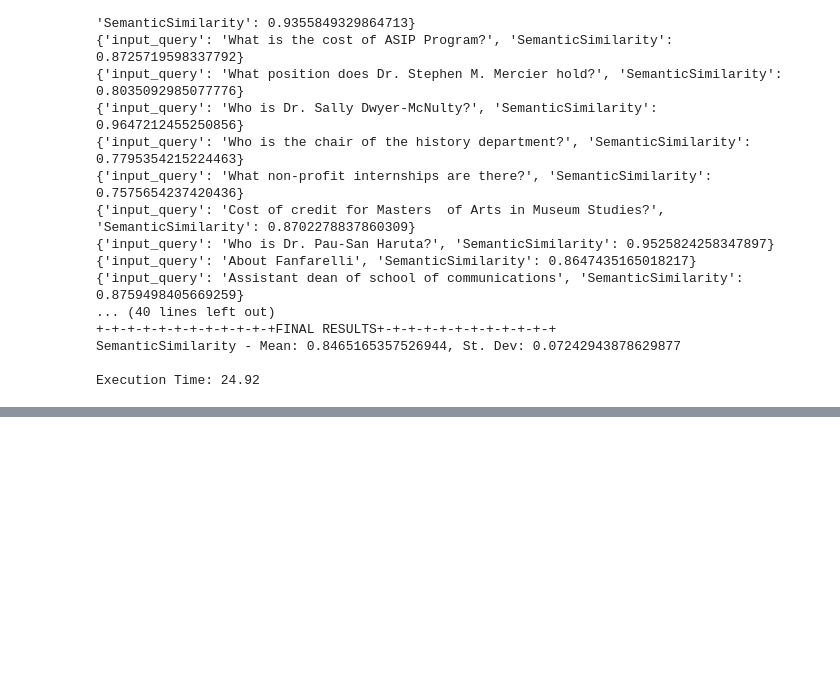
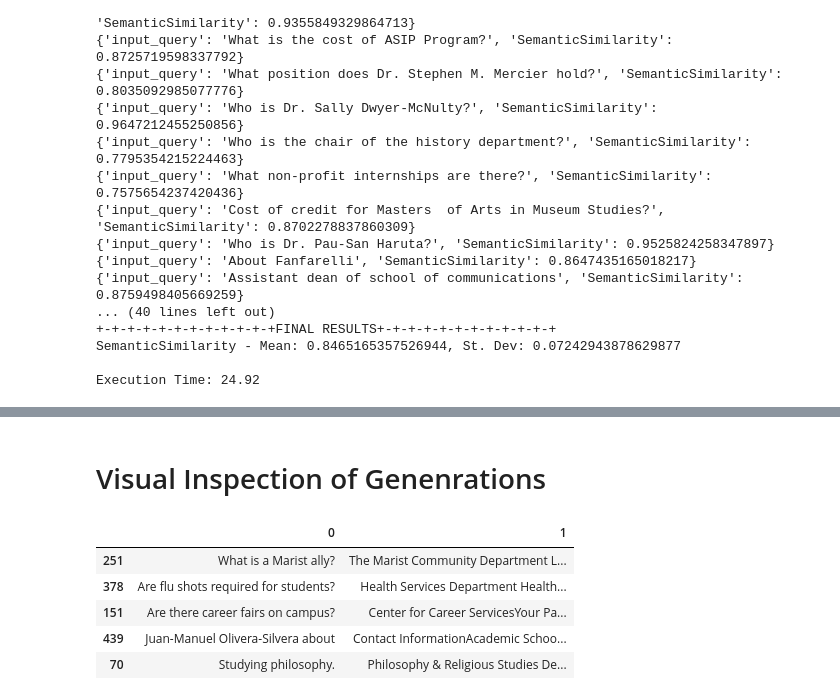
Before and after one commit to cfsarmiento/LLM_Reasoning-Research, a Jupyter notebook: Code/Simple_RAG_Implementation-ML_Independent_Study.ipynb, the cells around one changed output, grey strips where cells are left out. Drawn from its saved outputs; the diff is of its cells as text; code cells hidden in the pictures; blank space fills up the shorter version.

```diff
--- a/Code/Simple_RAG_Implementation-ML_Independent_Study.ipynb
+++ b/Code/Simple_RAG_Implementation-ML_Independent_Study.ipynb
@@ -753,0 +759,2 @@ Execution Time: 24.92
+# %% [markdown]
+# Visual Inspection of Genenrations
@@ -753,0 +830,11 @@ Execution Time: 24.92
+# %%
+# Sample records from our dataset
+maristTestSample = maristQA.sample(50, replace=False)
+maristTestSample.head()
+# %% [output]
+|  | 0 | 1 |
+| 251 | What is a Marist ally? | The Marist Community Department L... |
+| 378 | Are flu shots required for students? | Health Services Department Health... |
+| 151 | Are there career fairs on campus? | Center for Career ServicesYour Pa... |
+| 439 | Juan-Manuel Olivera-Silvera about | Contact InformationAcademic Schoo... |
+| 70 | Studying philosophy. | Philosophy & Religious Studies De... |
```
Also changed, not shown: parts of 27 cells of this notebook, 2 other files.
